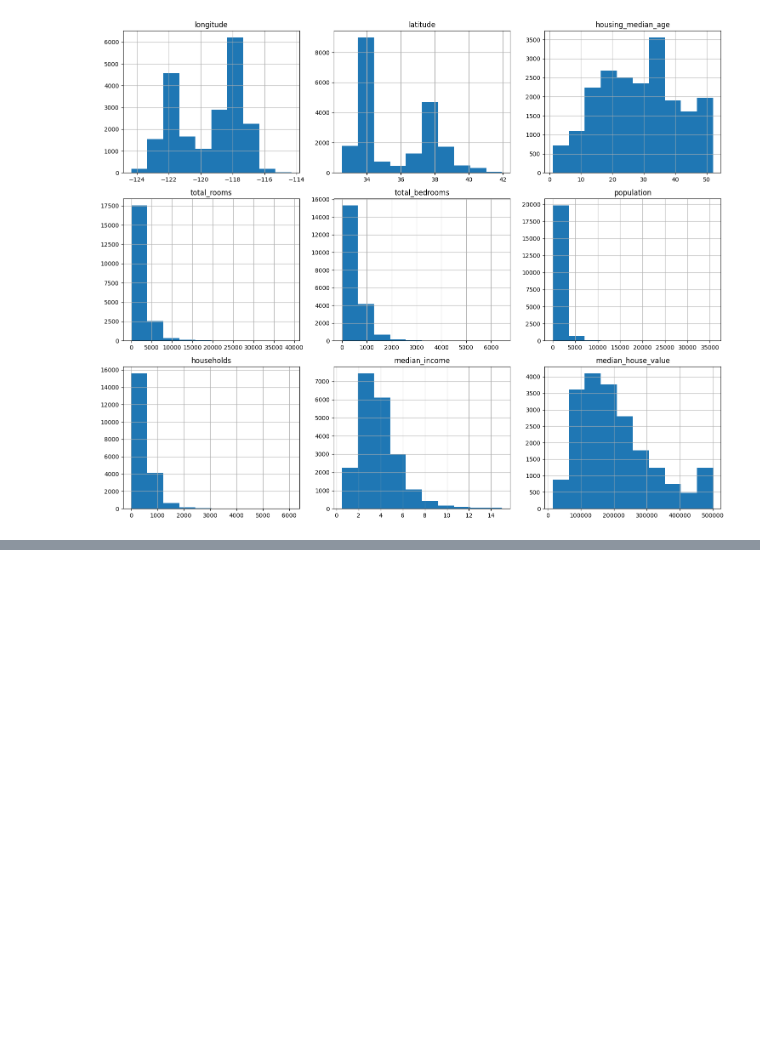
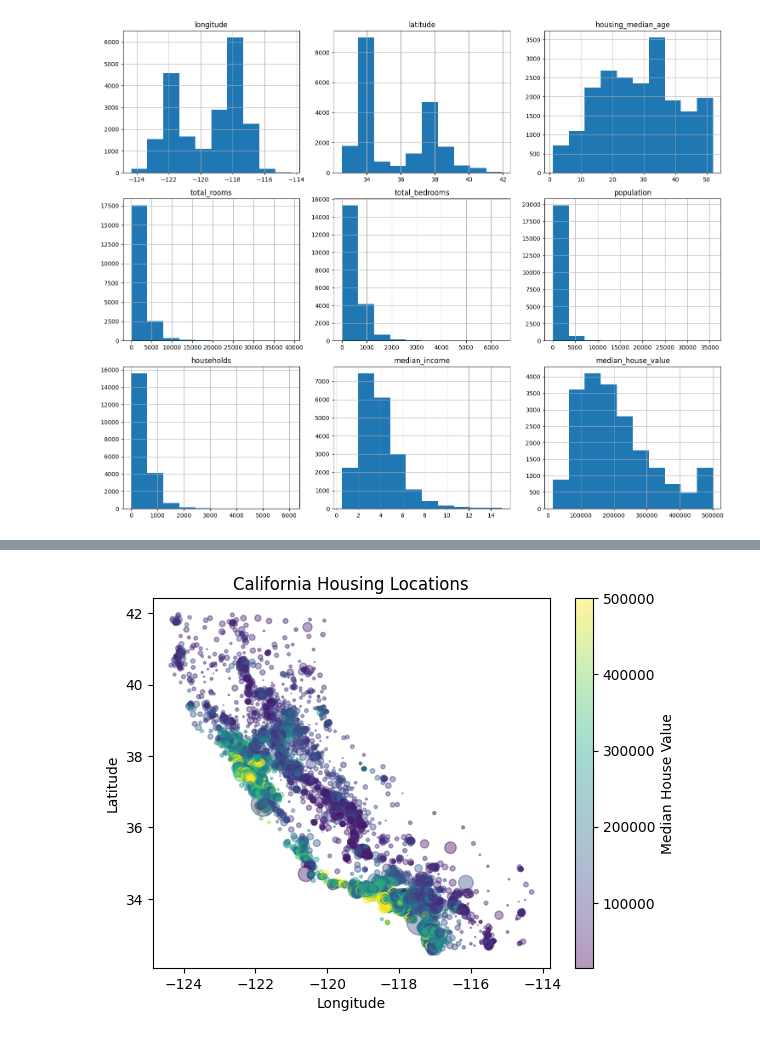
Before and after one commit to kellyegorman/data_mining, a Jupyter notebook: homework_1/question_4.ipynb, the cells around one changed output, grey strips where cells are left out. Cells and saved outputs as stored; diff of their text form; code cells hidden in the pictures; blank space fills up the shorter version.

```diff
--- a/homework_1/question_4.ipynb
+++ b/homework_1/question_4.ipynb
@@ -37,0 +71,17 @@ plt.show()
+# %%
+plt.scatter(
+    housing["longitude"],
+    housing["latitude"],
+    s=housing["population"] / 100,
+    c=housing["median_house_value"],
+    alpha=0.4
+)
+
+plt.xlabel("Longitude")
+plt.ylabel("Latitude")
+plt.title("California Housing Locations")
+plt.colorbar(label="Median House Value")
+
+plt.show()
+# %% [output]
+[figure, added]
```
Also changed, not shown: parts of 9 cells of this notebook, 1 other file.
